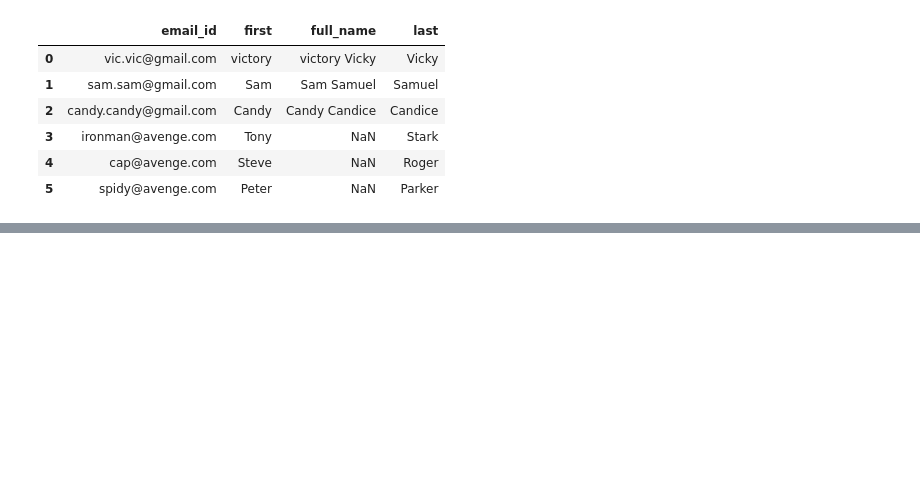
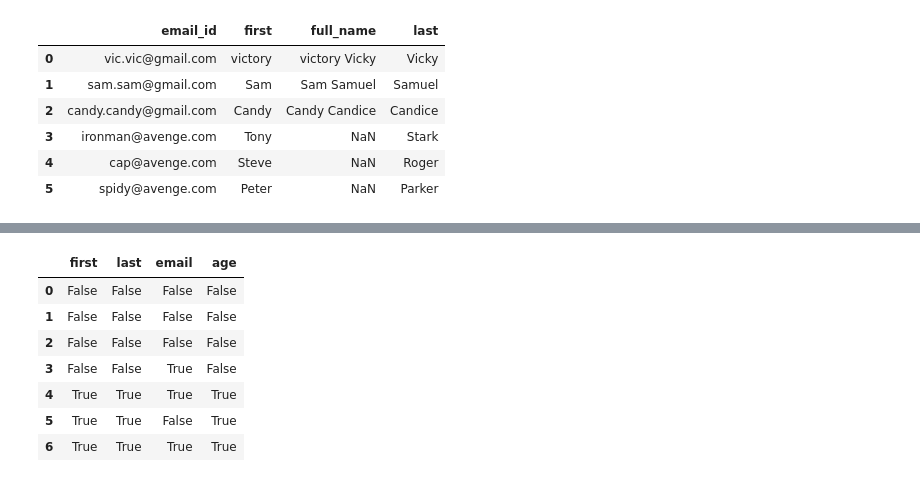
Before and after one commit to akash16dhotre/Exploring-pandas, a Jupyter notebook: Snippets.ipynb, the cells around one changed output, grey strips where cells are left out. Saved outputs shown, nothing was run; the diff lists cells and outputs as text; code cells hidden in the pictures; blank space fills up the shorter version.

```diff
--- a/Snippets.ipynb
+++ b/Snippets.ipynb
@@ -545,0 +590,11 @@ df.sort_index()
+# %%
+df.isna() # This represent False and True values
+# %% [output]
+|  | first | last | email | age |
+| 0 | False | False | False | False |
+| 1 | False | False | False | False |
+| 2 | False | False | False | False |
+| 3 | False | False | True | False |
+| 4 | True | True | True | True |
+| 5 | True | True | False | True |
+| 6 | True | True | True | True |
```
Also changed, not shown: parts of 15 cells of this notebook, 1 other file.
